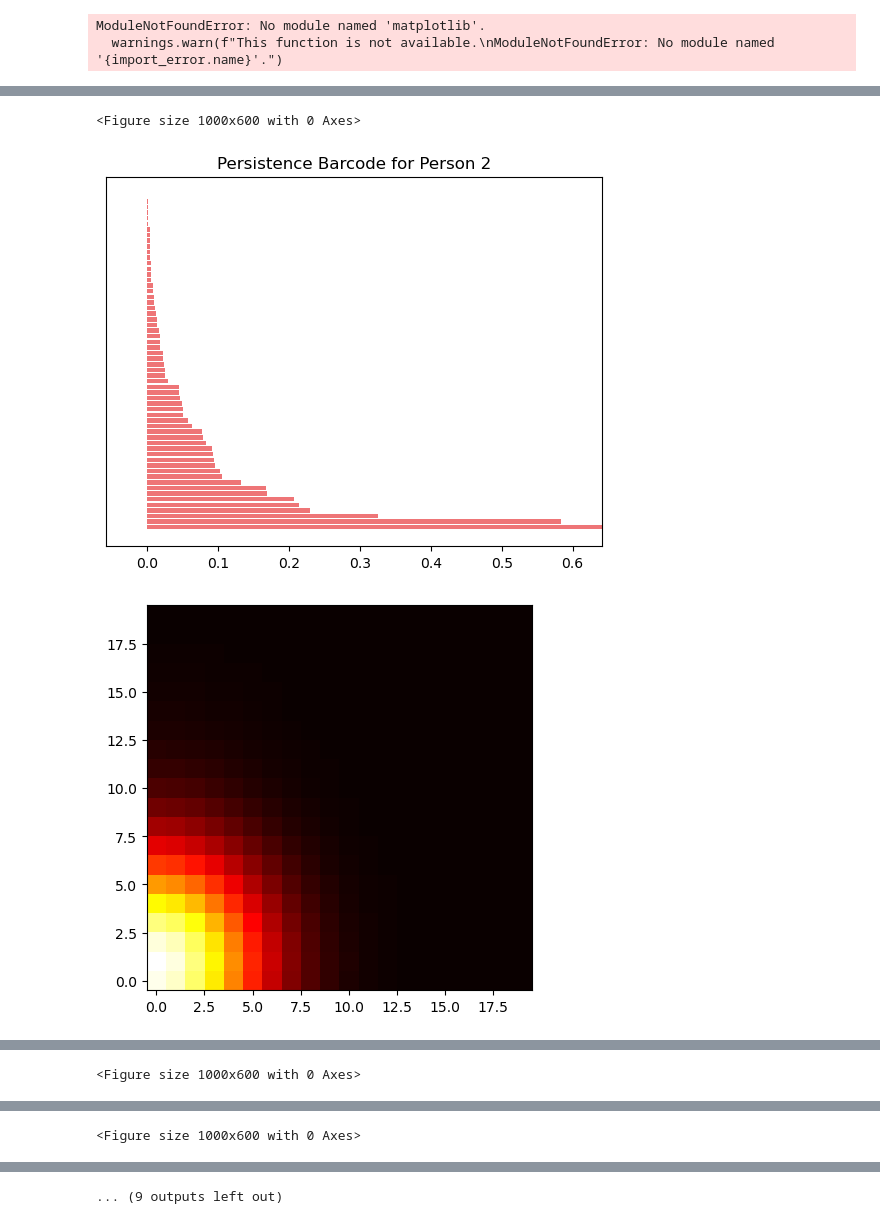
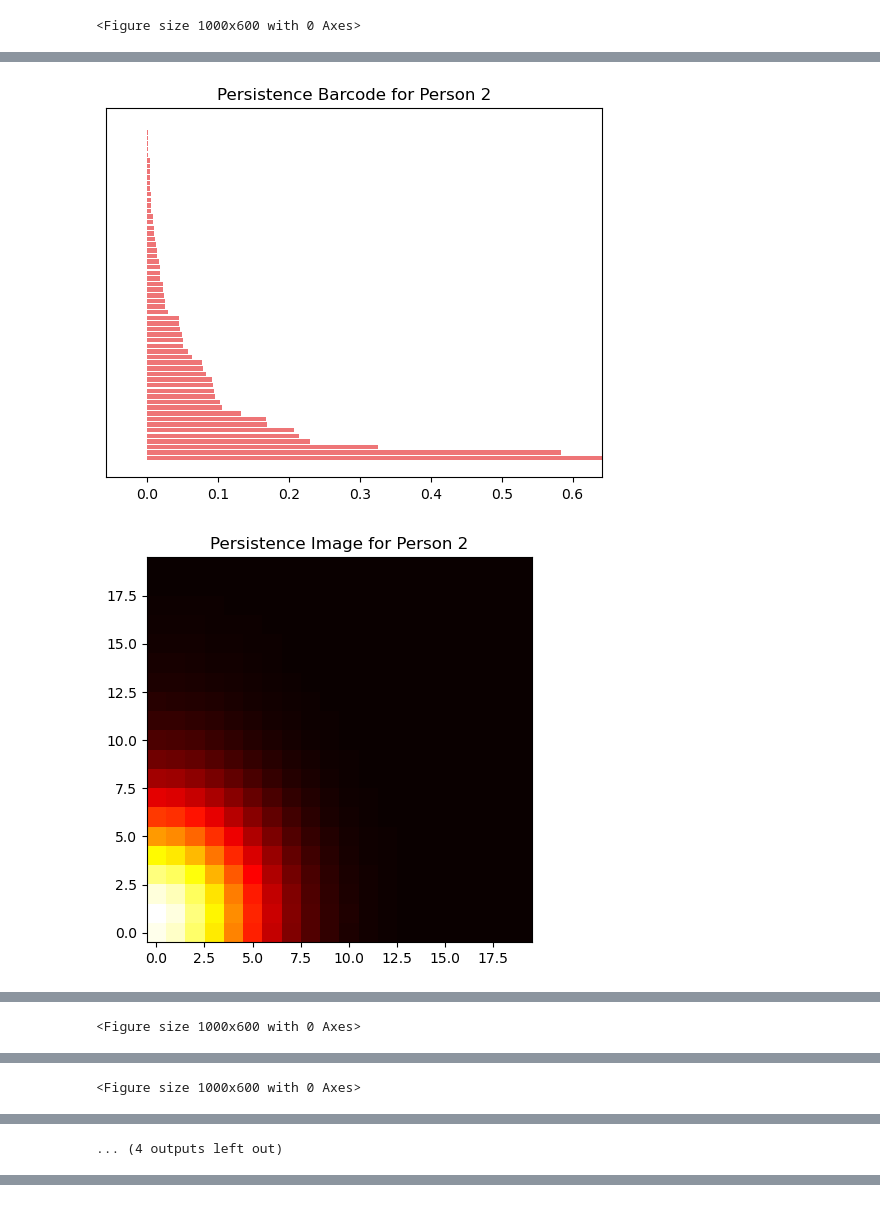
Before and after one commit to abbyheadstrom/FinalCodingProjectTDA, a Jupyter notebook: alpha_simplexes_and_persistence_diagram.ipynb, the cells around one changed output, grey strips where cells are left out. Drawn from its saved outputs; the diff is of its cells as text; code cells hidden in the pictures.

```diff
--- a/alpha_simplexes_and_persistence_diagram.ipynb
+++ b/alpha_simplexes_and_persistence_diagram.ipynb
@@ -30,6 +35,11 @@ labels_file = "labels.txt"
 train_data = pd.read_csv(path_file + train_file, sep="\t", header=None)
 test_data = pd.read_csv(path_file + test_file, sep="\t", header=None)
 
+# get rid of the label column and make it its own array
+y = train_data.iloc[:, 0].values[:-2]
+train_data = train_data.drop(train_data.columns[0], axis = 1)
+
+
 corr_list = []
 
 train_corr = train_data.corr()
@@ -39,9 +49,10 @@ corr_list.append(test_corr)
 # %%
 # plot the first few heart rhythms
 
-selected_rows = [1, 361, 472, 490, 499]  # Adjust the list to include the indices you want
+# Choosing one person from each group
+selected_rows = [1, 361, 472, 490]
 
-plt.figure(figsize=(10, 6))  # Adjust the figure size as needed
+plt.figure(figsize=(10, 6))
 
 for index in selected_rows:
     plt.plot(train_data.iloc[index].values, label=f'Person {index+1}')
@@ -134,6 +149,7 @@ for index in selected_rows:
     BarCodes_Rips = barcodes_list_mod[index]
     persistence_image_H0 = persistence_img_list_mod[index]
     gd.plot_persistence_diagram(BarCodes_Rips)
+    plt.title(f'Persistence Diagram for Person {index+1}')
 
     plt.figure(figsize=(10, 6))
     gd.plot_persistence_barcode(BarCodes_Rips)
@@ -142,9 +158,8 @@ for index in selected_rows:
 
     resolution = [20, 20]
     persistence_image_H0_mat = persistence_image_H0.reshape(resolution)
-
     plt.figure(figsize=(5, 5))
-
     plt.imshow(persistence_image_H0_mat, cmap='hot', origin='lower')
+    plt.title(f'Persistence Image for Person {index+1}')
     plt.show()
 # %% [output]
@@ -151,2 +167 @@ for index in selected_rows:
-ModuleNotFoundError: No module named 'matplotlib'.
-  warnings.warn(f"This function is not available.\nModuleNotFoundError: No module named '{import_error.name}'.")
+<Figure size 1000x600 with 0 Axes>
@@ -154,3 +168,2 @@ ModuleNotFoundError: No module named 'matplotlib'.
-<Figure size 1000x600 with 0 Axes>
 [figure]
-[figure, old version]
+[figure, new version]
@@ -158,2 +171,2 @@ ModuleNotFoundError: No module named 'matplotlib'.
-<Figure size 1000x600 with 0 Axes>
+<Figure size 1000x600 with 0 Axes>
 [figure]
@@ -161,0 +175 @@ ModuleNotFoundError: No module named 'matplotlib'.
+<Figure size 1000x600 with 0 Axes>
@@ -162 +178 @@ ModuleNotFoundError: No module named 'matplotlib'.
-<Figure size 1000x600 with 0 Axes>
+... (4 outputs left out)
@@ -164 +178,0 @@ ModuleNotFoundError: No module named 'matplotlib'.
-... (9 outputs left out)
```
Also changed, not shown: parts of 32 cells of this notebook.
